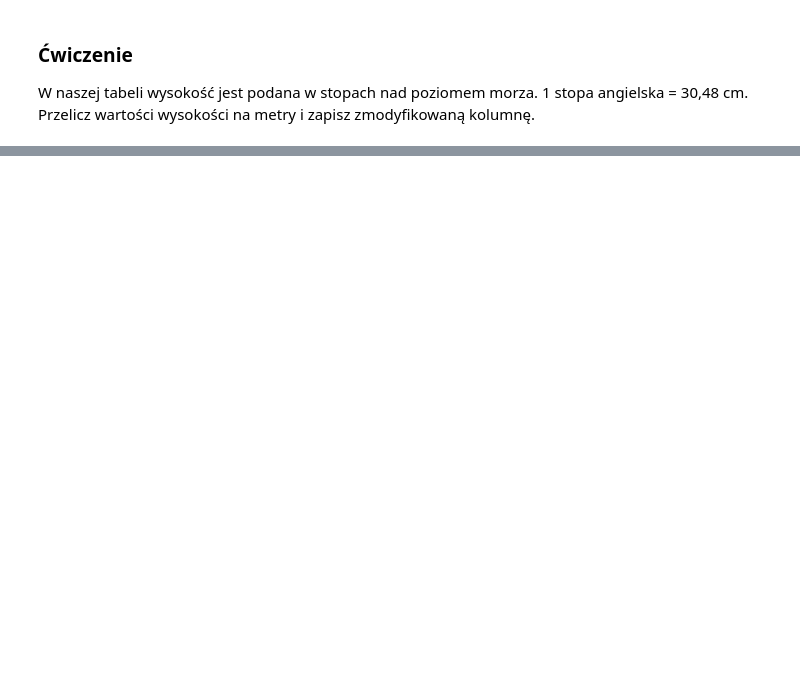
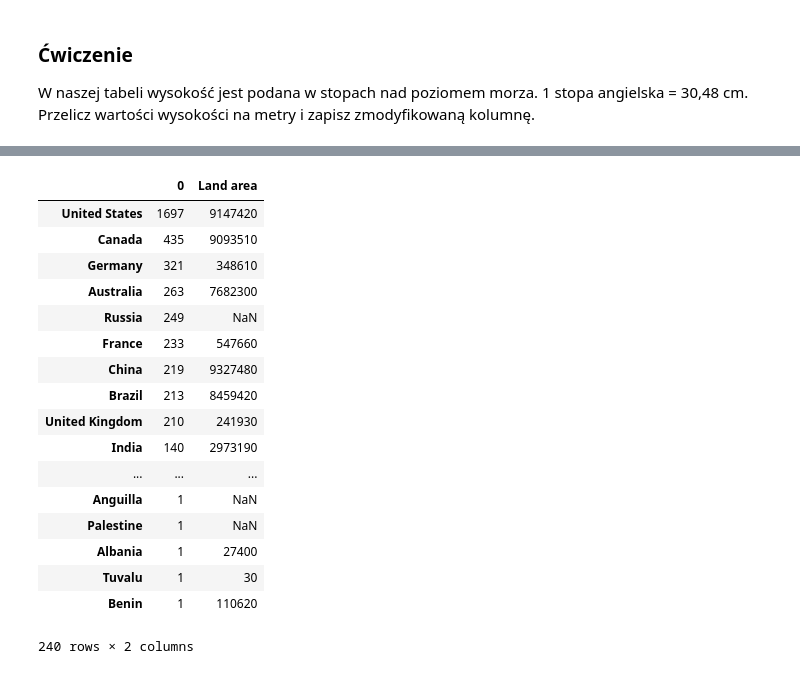
Before and after one commit to DELabUW/szkola-letnia-2015, a Jupyter notebook: zajecia/dzien1_open_flights_data.ipynb, the cells around one changed output, grey strips where cells are left out. Saved outputs shown, nothing was run; the diff lists cells and outputs as text; code cells hidden in the pictures; blank space fills up the shorter version.

```diff
--- a/zajecia/dzien1_open_flights_data.ipynb
+++ b/zajecia/dzien1_open_flights_data.ipynb
@@ -285,0 +459,21 @@ W naszej tabeli wysokość jest podana w stopach nad poziomem morza. 1 stopa ang
+# %%
+s2.join(s1)
+# %% [output]
+|  | 0 | Land area |
+| United States | 1697 | 9147420 |
+| Canada | 435 | 9093510 |
+| Germany | 321 | 348610 |
+| Australia | 263 | 7682300 |
+| Russia | 249 | NaN |
+| France | 233 | 547660 |
+| China | 219 | 9327480 |
+| Brazil | 213 | 8459420 |
+| United Kingdom | 210 | 241930 |
+| India | 140 | 2973190 |
+| ... | ... | ... |
+| Anguilla | 1 | NaN |
+| Palestine | 1 | NaN |
+| Albania | 1 | 27400 |
+| Tuvalu | 1 | 30 |
+| Benin | 1 | 110620 |
+240 rows × 2 columns
```
Also changed, not shown: parts of 26 cells of this notebook, 2 other files.
